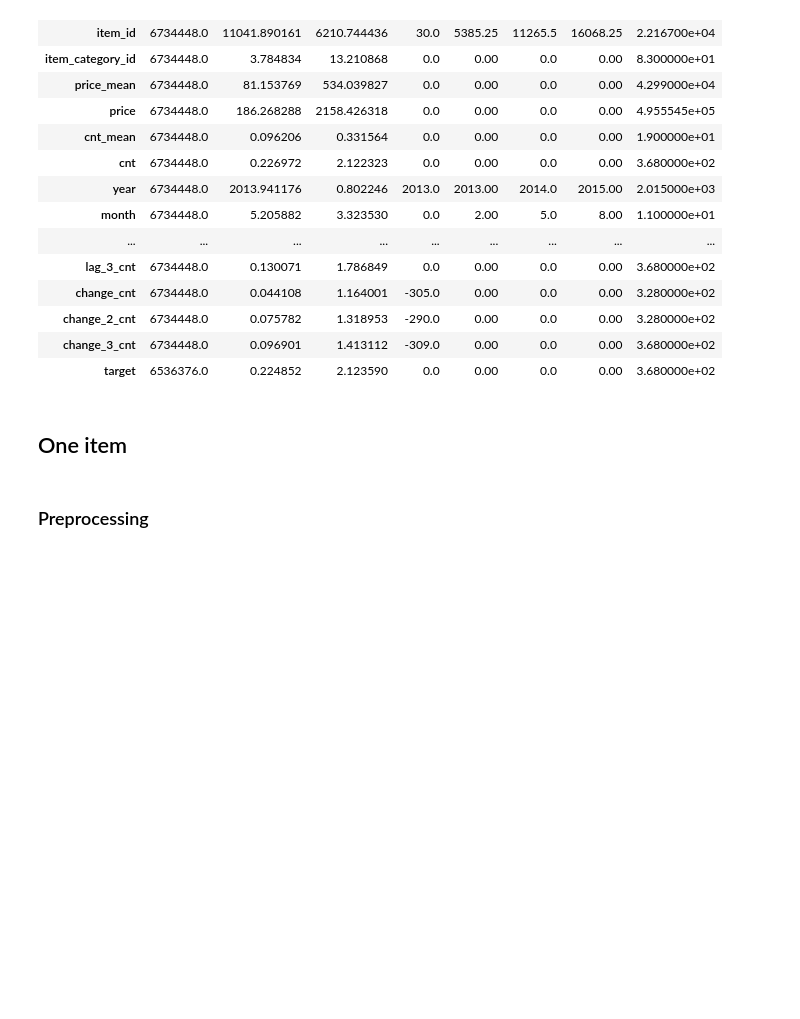
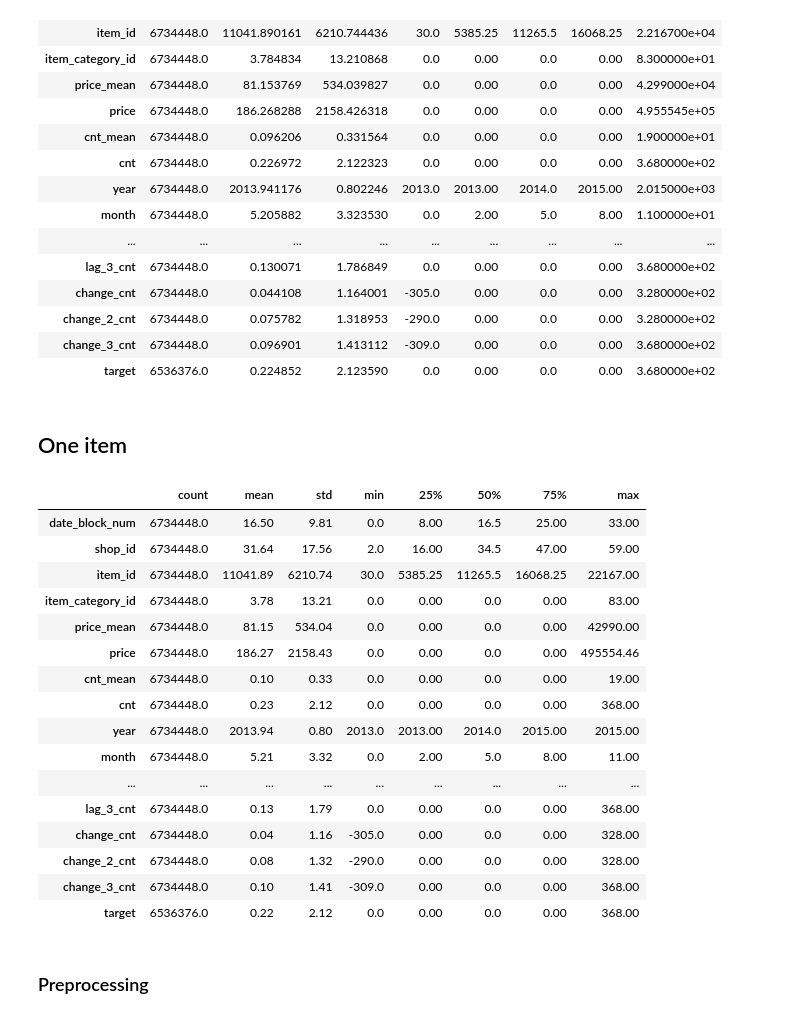
Before and after one commit to Bounty1993/ML-scripts, a Jupyter notebook: future_sales.ipynb, the cells around one changed output. Saved outputs shown, nothing was run; the diff lists cells and outputs as text; code cells hidden in the pictures; blank space fills up the shorter version.

```diff
--- a/future_sales.ipynb
+++ b/future_sales.ipynb
@@ -272,3 +270,23 @@ all_train.head()
+# %%
+all_train.describe().T.round(2)
+# %% [output]
+|  | count | mean | std | min | 25% | 50% | 75% | max |
+| date_block_num | 6734448.0 | 16.50 | 9.81 | 0.0 | 8.00 | 16.5 | 25.00 | 33.00 |
+| shop_id | 6734448.0 | 31.64 | 17.56 | 2.0 | 16.00 | 34.5 | 47.00 | 59.00 |
+| item_id | 6734448.0 | 11041.89 | 6210.74 | 30.0 | 5385.25 | 11265.5 | 16068.25 | 22167.00 |
+| item_category_id | 6734448.0 | 3.78 | 13.21 | 0.0 | 0.00 | 0.0 | 0.00 | 83.00 |
+| price_mean | 6734448.0 | 81.15 | 534.04 | 0.0 | 0.00 | 0.0 | 0.00 | 42990.00 |
+| price | 6734448.0 | 186.27 | 2158.43 | 0.0 | 0.00 | 0.0 | 0.00 | 495554.46 |
+| cnt_mean | 6734448.0 | 0.10 | 0.33 | 0.0 | 0.00 | 0.0 | 0.00 | 19.00 |
+| cnt | 6734448.0 | 0.23 | 2.12 | 0.0 | 0.00 | 0.0 | 0.00 | 368.00 |
+| year | 6734448.0 | 2013.94 | 0.80 | 2013.0 | 2013.00 | 2014.0 | 2015.00 | 2015.00 |
+| month | 6734448.0 | 5.21 | 3.32 | 0.0 | 2.00 | 5.0 | 8.00 | 11.00 |
+| ... | ... | ... | ... | ... | ... | ... | ... | ... |
+| lag_3_cnt | 6734448.0 | 0.13 | 1.79 | 0.0 | 0.00 | 0.0 | 0.00 | 368.00 |
+| change_cnt | 6734448.0 | 0.04 | 1.16 | -305.0 | 0.00 | 0.0 | 0.00 | 328.00 |
+| change_2_cnt | 6734448.0 | 0.08 | 1.32 | -290.0 | 0.00 | 0.0 | 0.00 | 328.00 |
+| change_3_cnt | 6734448.0 | 0.10 | 1.41 | -309.0 | 0.00 | 0.0 | 0.00 | 368.00 |
+| target | 6536376.0 | 0.22 | 2.12 | 0.0 | 0.00 | 0.0 | 0.00 | 368.00 |
 # %% [markdown]
 ### Preprocessing
 # %%
```
Also changed, not shown: parts of 5 cells of this notebook.
